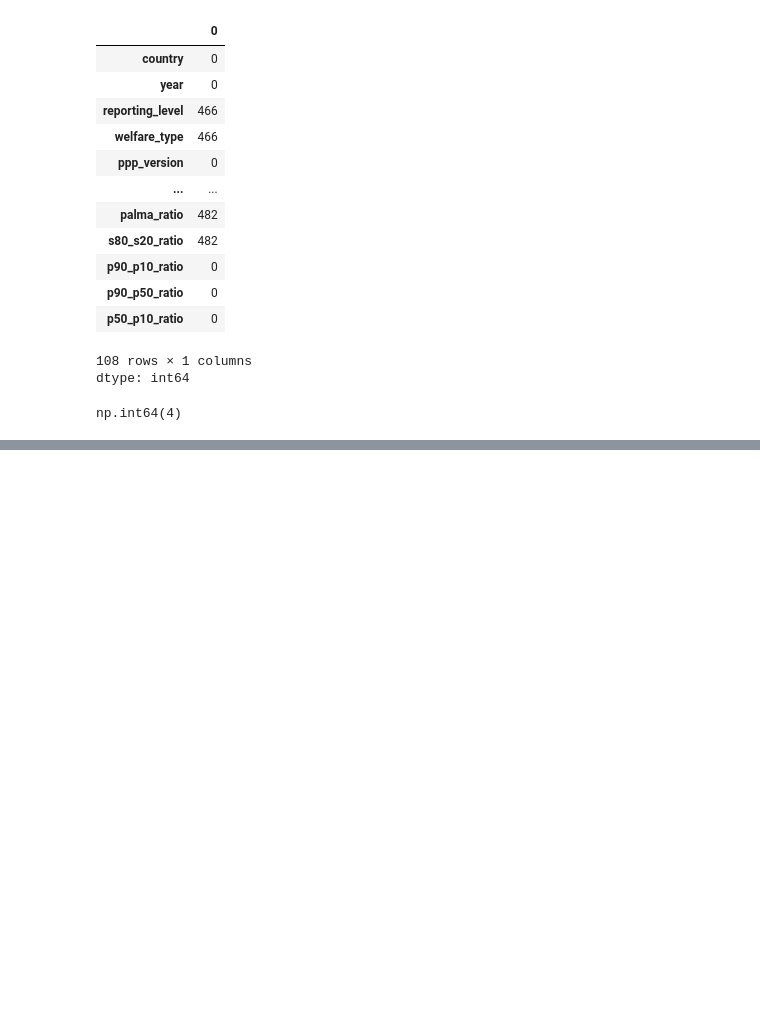
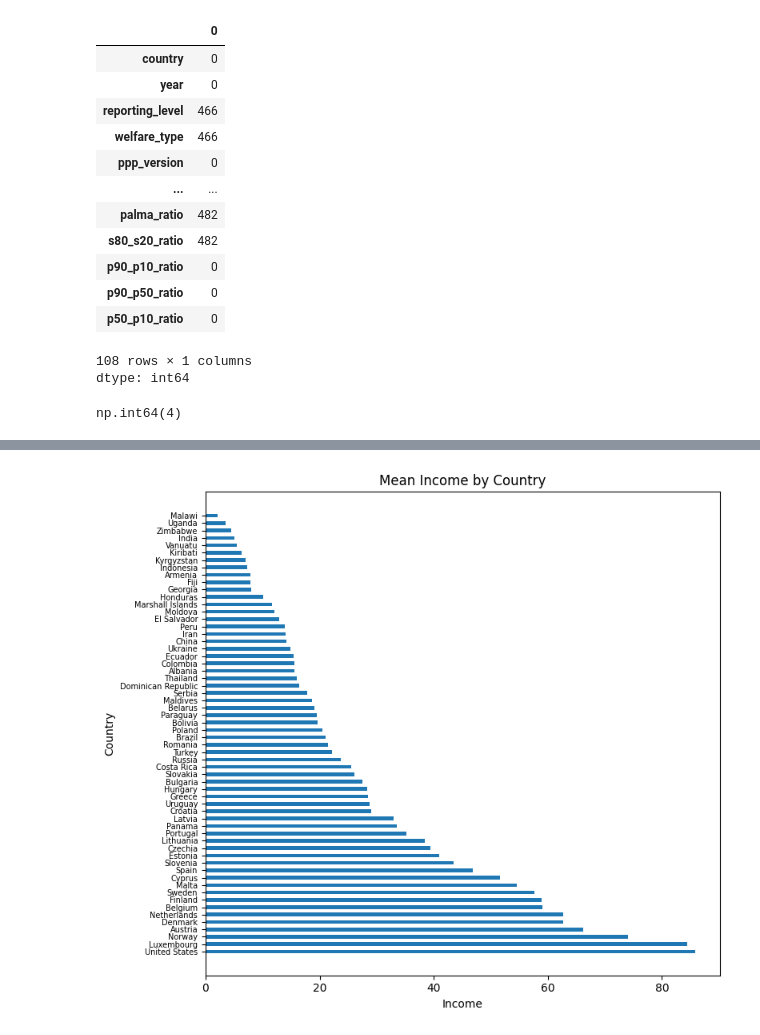
Before and after one commit to danielsmith-cloud/DSRP_inequality, a Jupyter notebook: DSRP_pip_2.ipynb, the cells around one changed output, grey strips where cells are left out. Cells and saved outputs as stored; diff of their text form; code cells hidden in the pictures; blank space fills up the shorter version.

```diff
--- a/DSRP_pip_2.ipynb
+++ b/DSRP_pip_2.ipynb
@@ -212,0 +180,14 @@ topincome
+# %%
+top_df = final_df[final_df['Year'] == 2019]
+top_df = top_df.drop_duplicates(subset=['Country'], keep='last')
+top_df = top_df.sort_values(by='Mean', ascending=False)
+plt.figure(figsize=(8, 7))
+plt.title("Mean Income by Country")
+plt.ylabel("Country")
+plt.xlabel("Income")
+plt.barh(top_df['Country'], top_df['Mean'], height=0.5)
+plt.yticks(fontsize=7)
+plt.tight_layout()
+plt.show()
+# %% [output]
+[figure, added]
```
Also changed, not shown: parts of 11 cells of this notebook.
